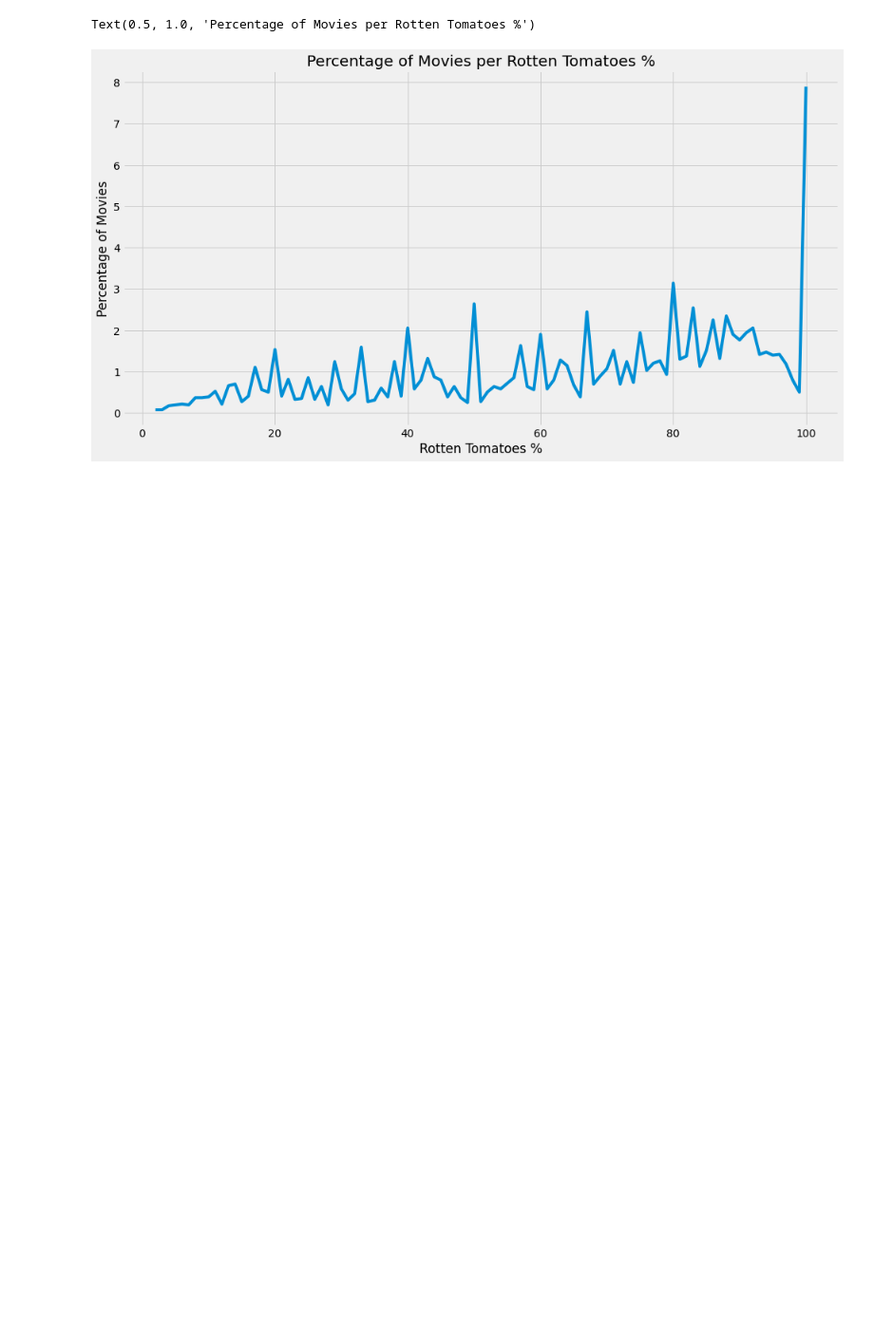
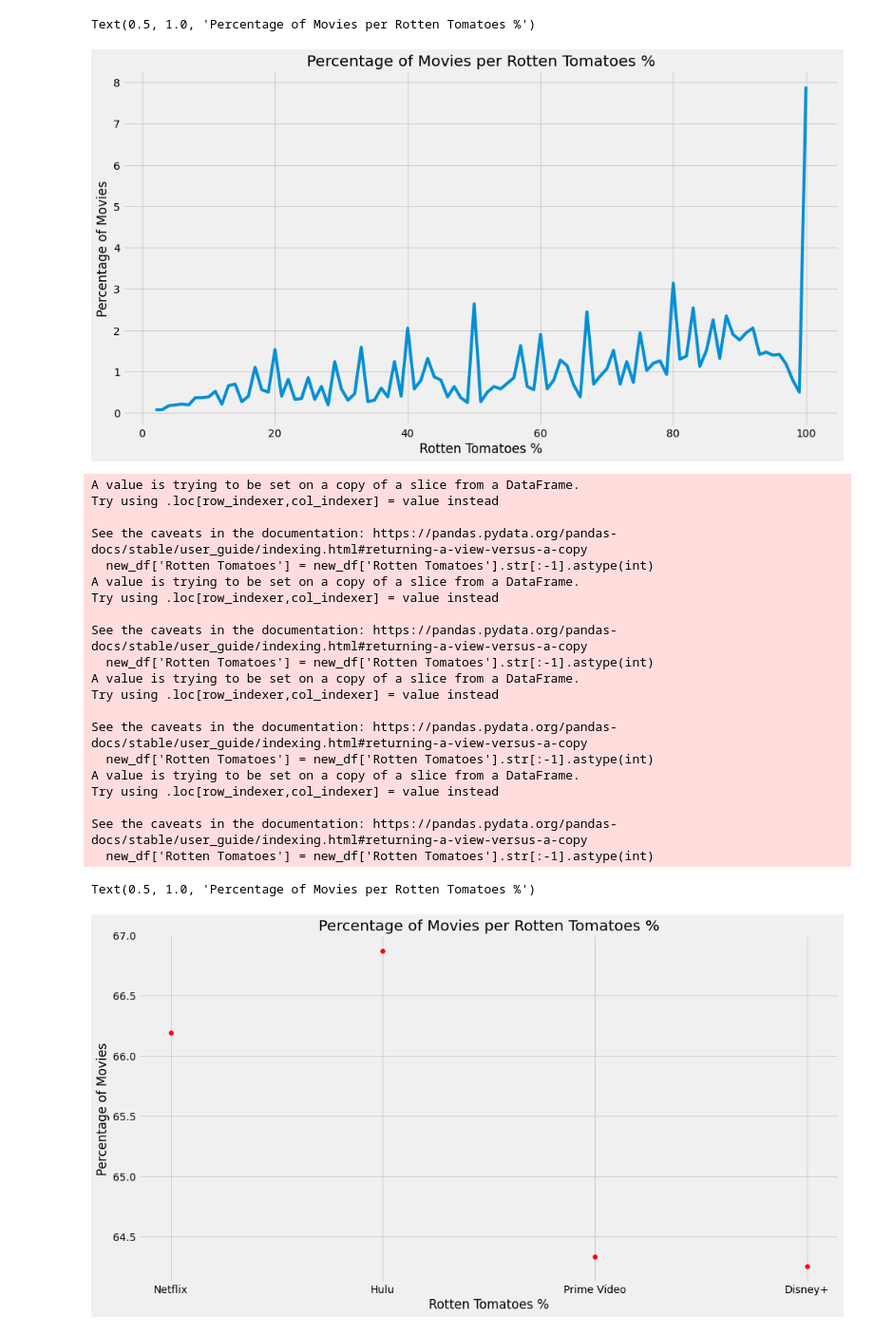
Before and after one commit to Kadekool/Movies-Data-Analytics, a Jupyter notebook: index.ipynb, the cells around one changed output. Shown: that part at 95% size. Drawn from its saved outputs; the diff is of its cells as text; code cells hidden in the pictures; blank space fills up the shorter version.

Commit message:
feat: new graph

```diff
--- a/index.ipynb
+++ b/index.ipynb
@@ -149,3 +149,47 @@ See the caveats in the documentation: https://pandas.pydata.org/pandas-docs/stab
   rotten_tomatoes_df['Rotten Tomatoes'] = rotten_tomatoes_df['Rotten Tomatoes'].apply(lambda x: int(x[:-1]))
 Text(0.5, 1.0, 'Percentage of Movies per Rotten Tomatoes %')
 [figure]
+# %%
+scores = []
+
+def getMeanForStreamingService(streaming_service):
+    new_df = df.loc[(df['Rotten Tomatoes'].notnull()) & (df[streaming_service] == 1), :]
+    new_df['Rotten Tomatoes'] = new_df['Rotten Tomatoes'].str[:-1].astype(int)
+    return new_df['Rotten Tomatoes'].mean()
+
+# Find all valid netflix movies with rotten tomatoes
+scores.append(getMeanForStreamingService('Netflix'))
+scores.append(getMeanForStreamingService('Hulu'))
+scores.append(getMeanForStreamingService('Prime Video'))
+scores.append(getMeanForStreamingService('Disney+'))
+
+
+plt.style.use('fivethirtyeight')
+plt.figure(figsize=FIGURE_SIZE)
+plt.scatter(['Netflix', 'Hulu', 'Prime Video', 'Disney+'], scores, color="red")
+plt.xlabel("Rotten Tomatoes %")
+plt.ylabel("Percentage of Movies")
+plt.title("Percentage of Movies per Rotten Tomatoes %")
+# %% [output]
+A value is trying to be set on a copy of a slice from a DataFrame.
+Try using .loc[row_indexer,col_indexer] = value instead
+
+See the caveats in the documentation: https://pandas.pydata.org/pandas-docs/stable/user_guide/indexing.html#returning-a-view-versus-a-copy
+  new_df['Rotten Tomatoes'] = new_df['Rotten Tomatoes'].str[:-1].astype(int)
+A value is trying to be set on a copy of a slice from a DataFrame.
+Try using .loc[row_indexer,col_indexer] = value instead
+
+See the caveats in the documentation: https://pandas.pydata.org/pandas-docs/stable/user_guide/indexing.html#returning-a-view-versus-a-copy
+  new_df['Rotten Tomatoes'] = new_df['Rotten Tomatoes'].str[:-1].astype(int)
+A value is trying to be set on a copy of a slice from a DataFrame.
+Try using .loc[row_indexer,col_indexer] = value instead
+
+See the caveats in the documentation: https://pandas.pydata.org/pandas-docs/stable/user_guide/indexing.html#returning-a-view-versus-a-copy
+  new_df['Rotten Tomatoes'] = new_df['Rotten Tomatoes'].str[:-1].astype(int)
+A value is trying to be set on a copy of a slice from a DataFrame.
+Try using .loc[row_indexer,col_indexer] = value instead
+
+See the caveats in the documentation: https://pandas.pydata.org/pandas-docs/stable/user_guide/indexing.html#returning-a-view-versus-a-copy
+  new_df['Rotten Tomatoes'] = new_df['Rotten Tomatoes'].str[:-1].astype(int)
+Text(0.5, 1.0, 'Percentage of Movies per Rotten Tomatoes %')
+[figure, added]
```
Also changed, not shown: parts of 1 cell of this notebook.
